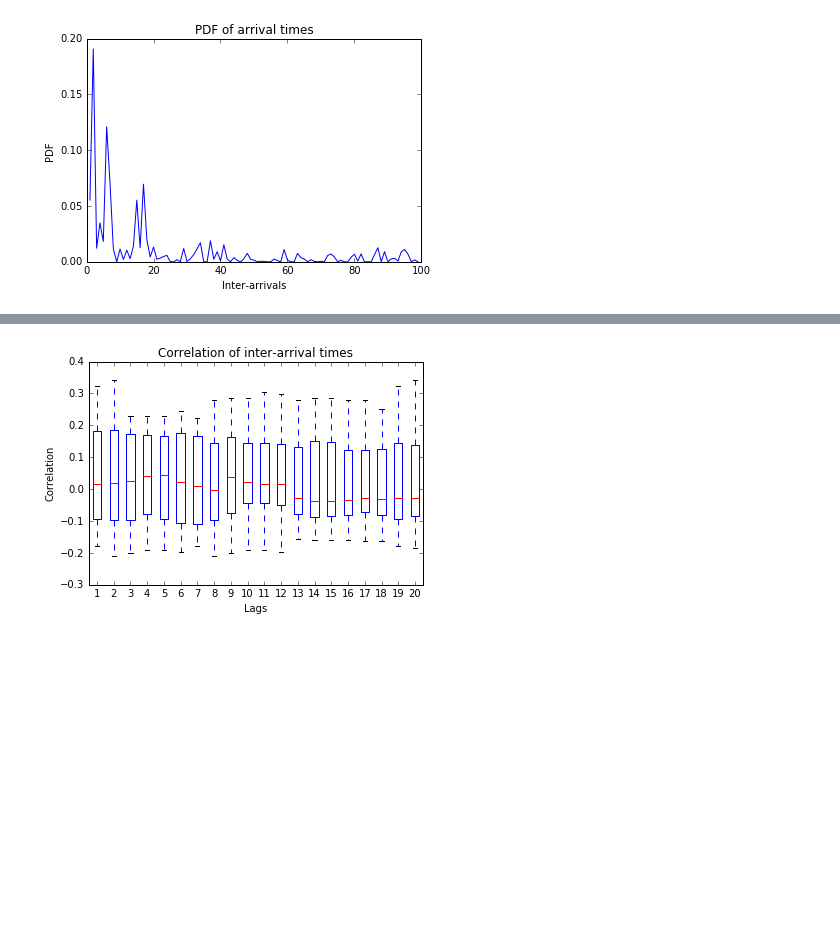
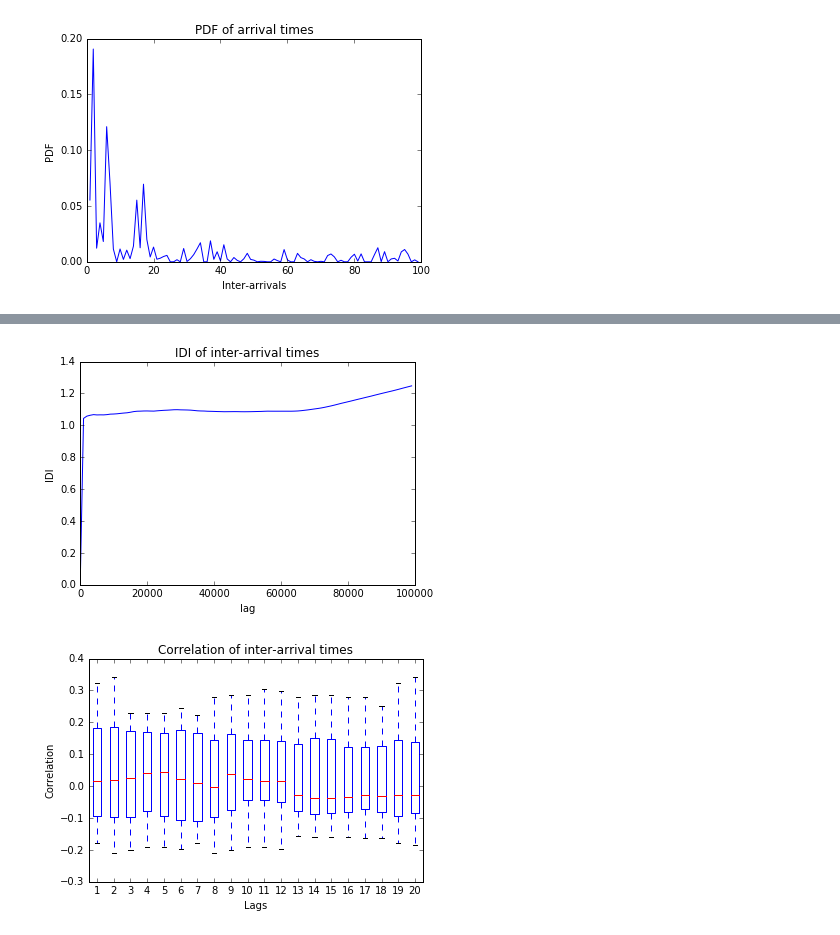
Before and after one commit to khalilmebarkia/BMEVITTD069, a Jupyter notebook: Traffic-Analysis.ipynb, the cells around one changed output, grey strips where cells are left out. Drawn from its saved outputs; the diff is of its cells as text; code cells hidden in the pictures; blank space fills up the shorter version.

```diff
--- a/Traffic-Analysis.ipynb
+++ b/Traffic-Analysis.ipynb
@@ -131,3 +126,17 @@ plt.savefig("IDC.png")
+# %%
+#IDI
+
+E = np.mean(interArr)
+IDI = np.zeros(pp)
+for i in range(1,pp):
+    IDI[i] = np.var(np.transpose(sum(np.transpose(interArrShifted[:,0:i])))) /(i * E * E)
+plt.plot(PN,IDI)
+plt.xlabel('lag')
+plt.ylabel('IDI')
+plt.title('IDI of inter-arrival times')
+plt.savefig("IDI.png")
+# %% [output]
+[figure, added]
 # %%
 # Correlation
 ccorrInt = np.ma.corrcoef(interArrShifted[0:20])
```
Also changed, not shown: parts of 8 cells of this notebook.
